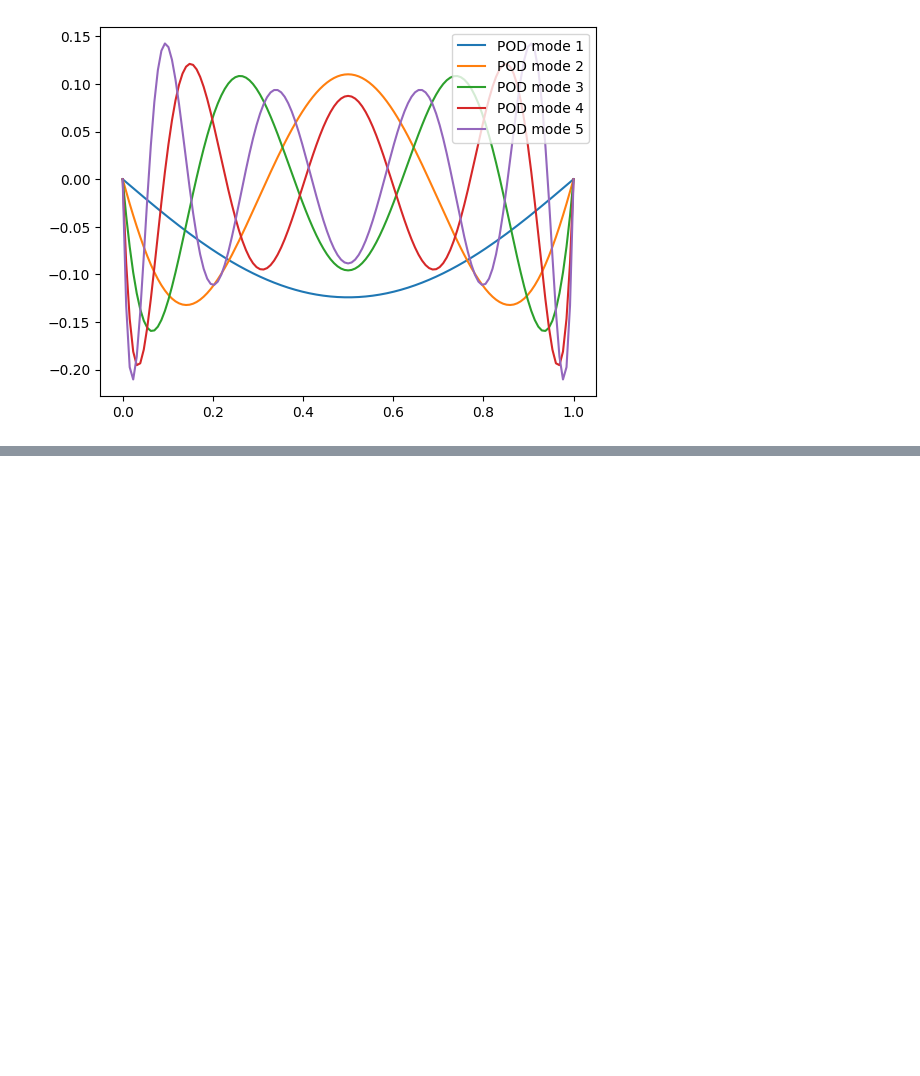
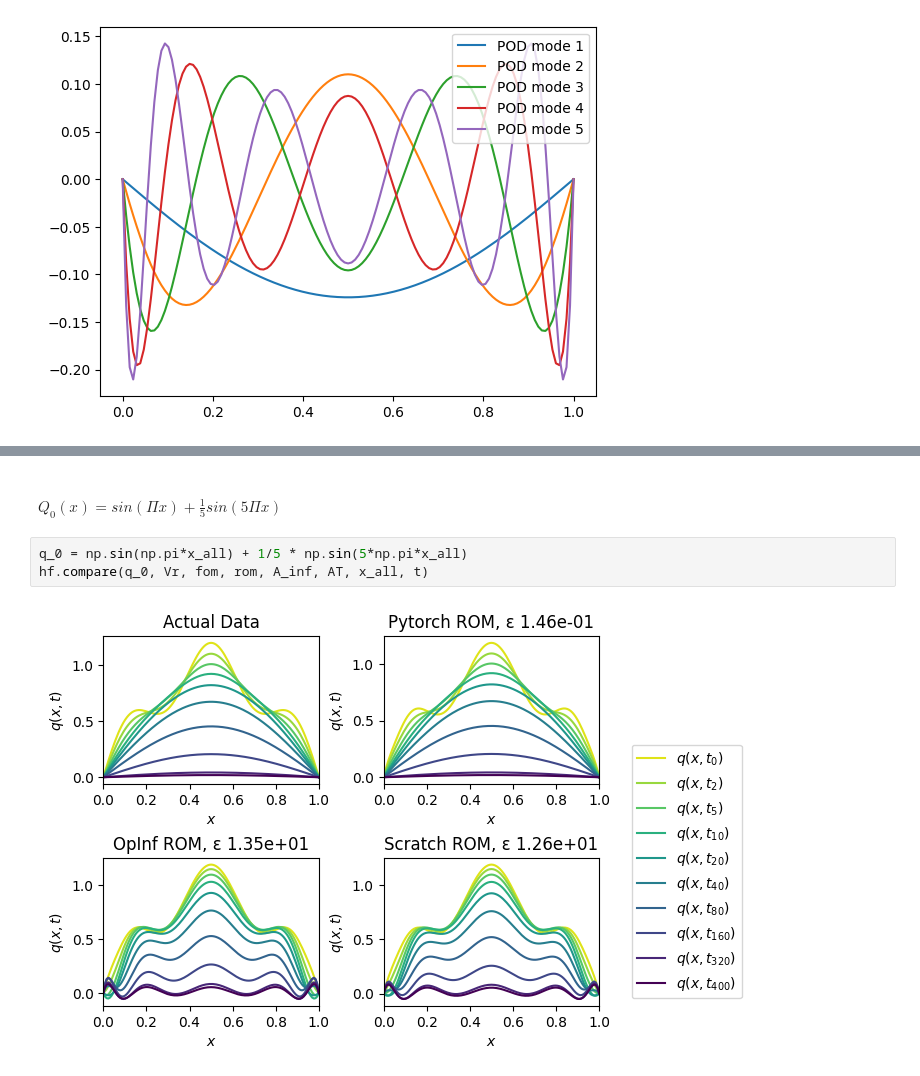
Before and after one commit to S1R3S1D/Operator_Inference, a Jupyter notebook: operinf.ipynb, the cells around one changed output, grey strips where cells are left out. Saved outputs shown, nothing was run; the diff lists cells and outputs as text; blank space fills up the shorter version.

```diff
--- a/operinf.ipynb
+++ b/operinf.ipynb
@@ -192,0 +228,7 @@ Mean Squared Error : 9.745317887844168e-14
+# %% [markdown]
+#### $Q_0(x) = sin(Πx) + \frac{1}{5}sin(5Πx)$
+# %%
+q_0 = np.sin(np.pi*x_all) + 1/5 * np.sin(5*np.pi*x_all)
+hf.compare(q_0, Vr, fom, rom, A_inf, AT, x_all, t)
+# %% [output]
+[figure, added]
```
Also changed, not shown: parts of 13 cells of this notebook.
